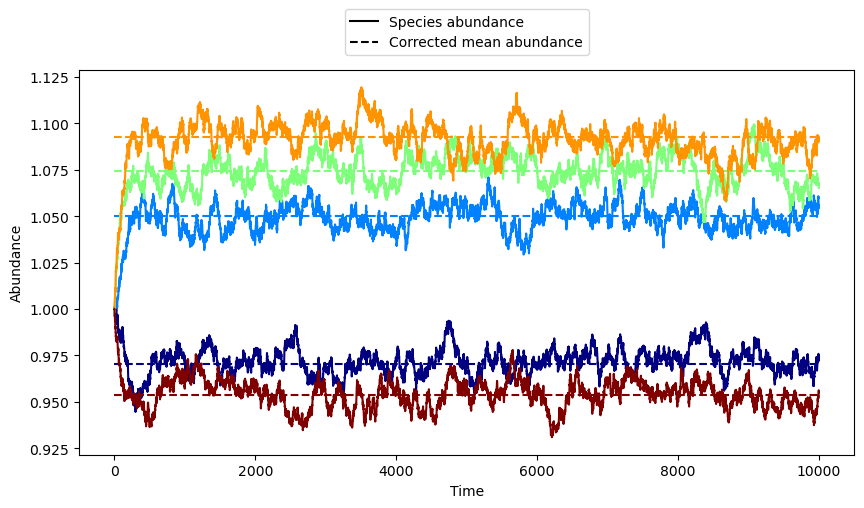
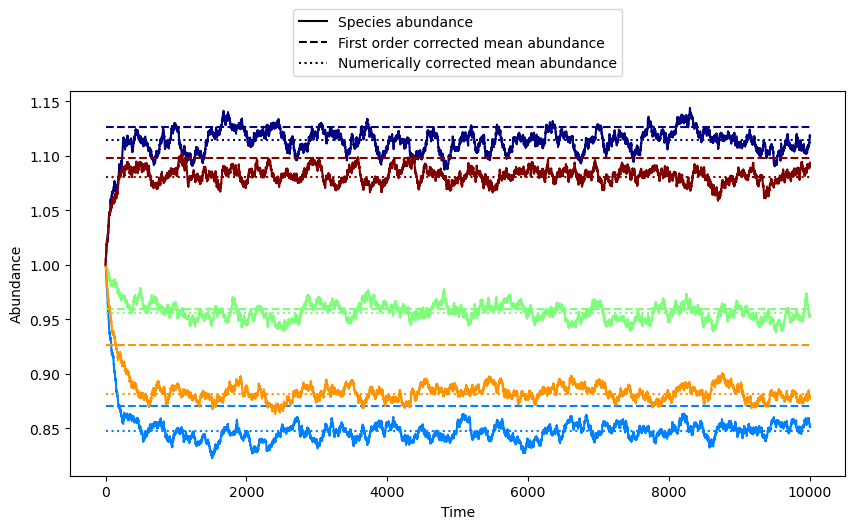
Code edit (unified diff) that turned the first committed figure into the second:
--- before
+++ after
@@ -4,8 +4,8 @@
 steps = int(total_time/dt)
 x_0 = np.ones(N)
-sigma = 0.01
 tau = 1
-sigma_ln = 0.1
-sigma_n = 0.01
+sigma_ln = 0.01
+sigma_n = 0.1
+sigma = sigma_n**2
 K = np.random.lognormal(sigma=sigma_ln, size=N)
 
@@ -23,5 +23,6 @@
 np.fill_diagonal(A, -1 / K)
 
-mean_abundances = K * (2 + A @ K)
+fo_mean_abundances = K * (2 + A @ K)
+num_mean_abundances = -np.linalg.inv(A) @ np.ones(N)
 
 t_series = interacting_time_series(x_0, sigma, tau, dt, A, steps)
@@ -36,13 +37,15 @@
 for i in range(N):
     # plt.hlines(K_range[i], xmin=0, xmax=steps, alpha=0.6, color=lista_colores[i], linestyles='--')
-    plt.hlines(mean_abundances[i], xmin=0, xmax=steps, color=lista_colores[i], linestyles='--')
+    plt.hlines(fo_mean_abundances[i], xmin=0, xmax=steps, color=lista_colores[i], linestyles='--')
+    plt.hlines(num_mean_abundances[i], xmin=0, xmax=steps, color=lista_colores[i], linestyles=':')
     plt.plot(t_series[:, i], color=lista_colores[i])
 plt.xlabel("Time")
 plt.ylabel("Abundance")
 solid = plt.Line2D([], [], linestyle='-', label='Species abundance', color='k')
-dashed = plt.Line2D([], [],  linestyle='--', label='Corrected mean abundance', color='k')
+dashed = plt.Line2D([], [],  linestyle='--', label='First order corrected mean abundance', color='k')
+dotted = plt.Line2D([], [],  linestyle=':', label='Numerically corrected mean abundance', color='k')
 
 plt.gcf().set_size_inches(10, 5)
-plt.legend(handles=[solid, dashed], loc='lower center', bbox_to_anchor=(0.5, 1.02))
+plt.legend(handles=[solid, dashed, dotted], loc='lower center', bbox_to_anchor=(0.5, 1.02))
 plt.show()
 

Commit: Mejorado abundancia promedio